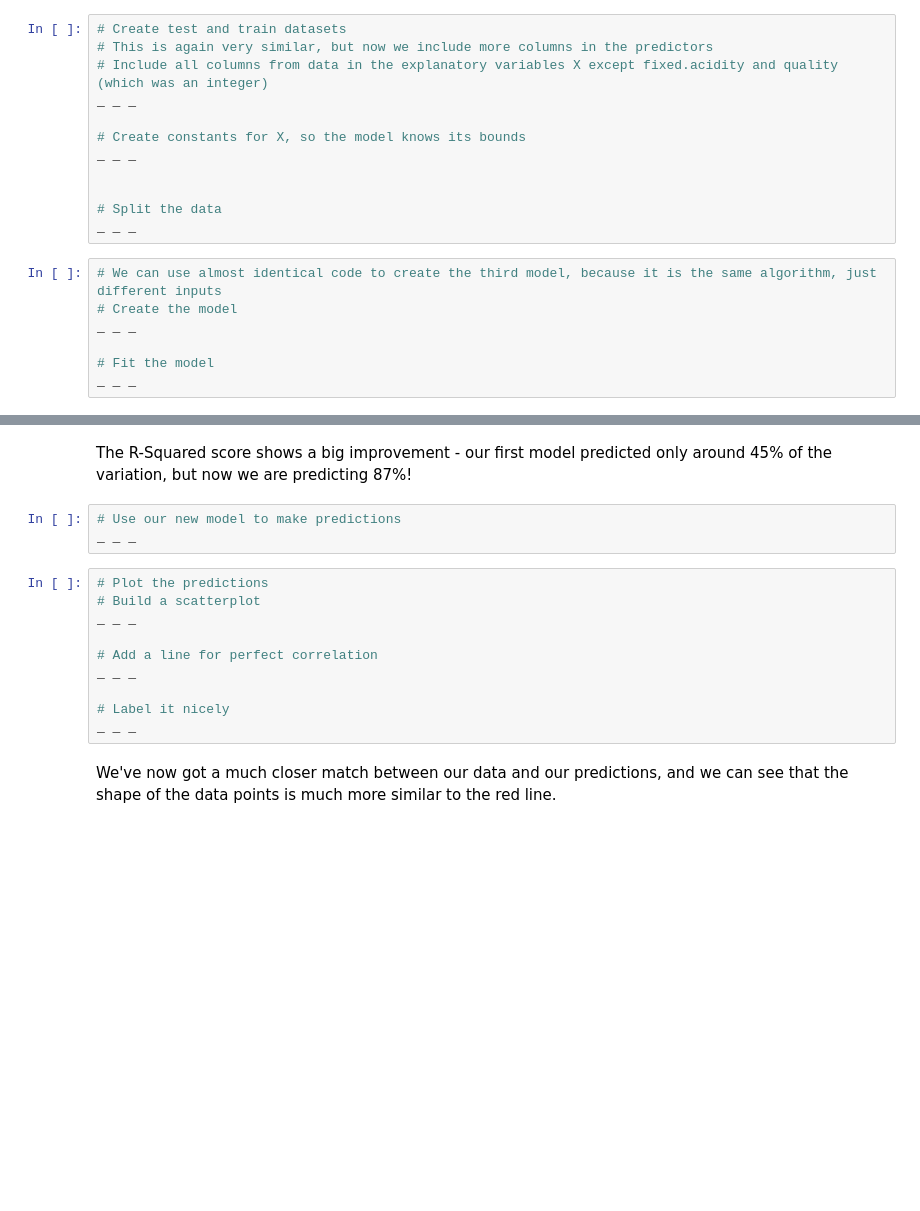
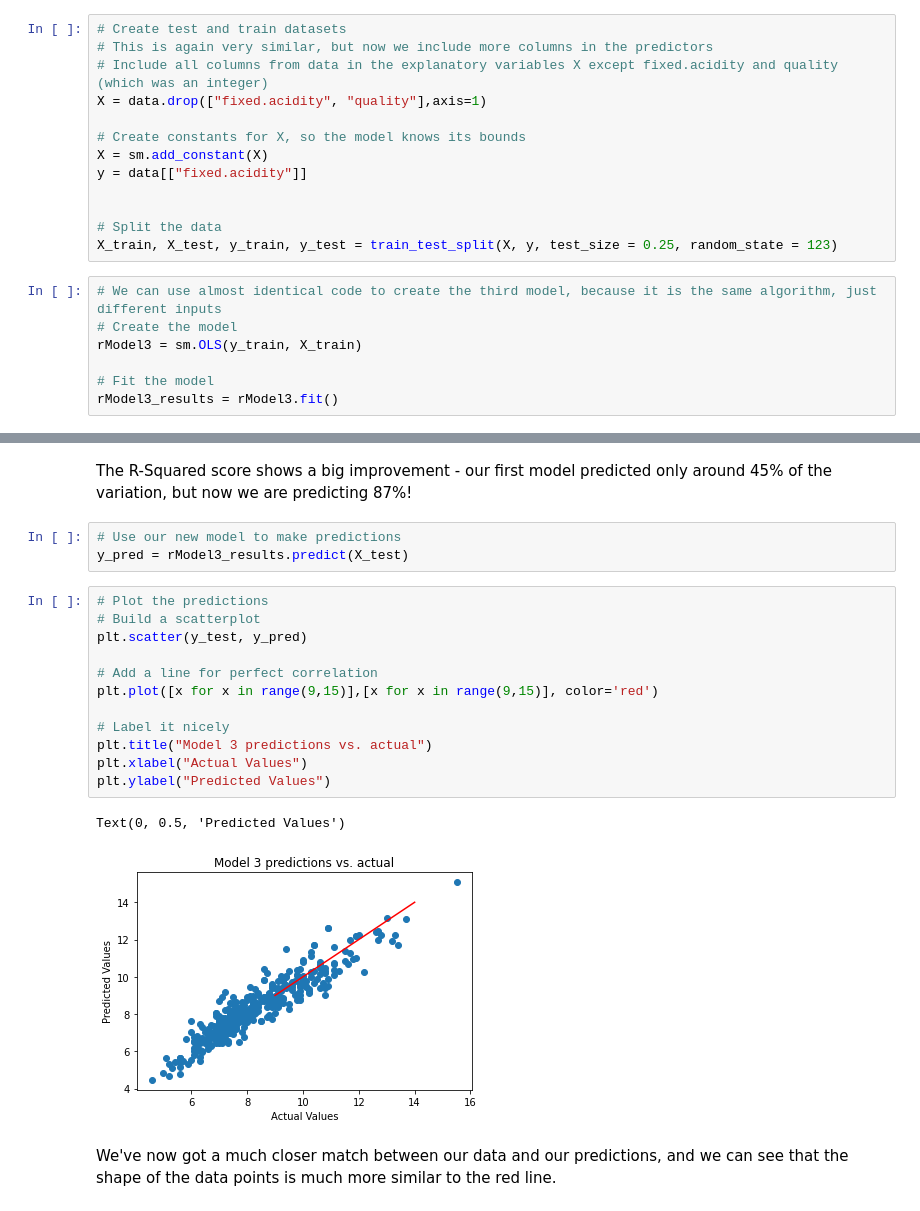
Before and after one commit to montealj/Springboard, a Jupyter notebook: Case Study - Linear Regression/Springboard Regression Case Study - Tier 3_JM.ipynb, the cells around one changed output, grey strips where cells are left out. Cells and saved outputs as stored; diff of their text form; blank space fills up the shorter version.

```diff
--- a/Case Study - Linear Regression/Springboard Regression Case Study - Tier 3_JM.ipynb
+++ b/Case Study - Linear Regression/Springboard Regression Case Study - Tier 3_JM.ipynb
@@ -395,20 +400,21 @@ Remember, as Professor Spiegelhalter explains on p.132 of *AoS*, including more
 # Create test and train datasets
 # This is again very similar, but now we include more columns in the predictors
 # Include all columns from data in the explanatory variables X except fixed.acidity and quality (which was an integer)
-_ _ _
+X = data.drop(["fixed.acidity", "quality"],axis=1)
 
 # Create constants for X, so the model knows its bounds
-_ _ _
+X = sm.add_constant(X)
+y = data[["fixed.acidity"]]
 
 
 # Split the data
-_ _ _
+X_train, X_test, y_train, y_test = train_test_split(X, y, test_size = 0.25, random_state = 123)
 # %%
 # We can use almost identical code to create the third model, because it is the same algorithm, just different inputs
 # Create the model
-_ _ _
+rModel3 = sm.OLS(y_train, X_train)
 
 # Fit the model
-_ _ _
+rModel3_results = rModel3.fit()
 # %%
 # Evaluate the model
@@ -417,17 +454,22 @@ _ _ _
 The R-Squared score shows a big improvement - our first model predicted only around 45% of the variation, but now we are predicting 87%!
 # %%
 # Use our new model to make predictions
-_ _ _
+y_pred = rModel3_results.predict(X_test)
-# %%
-# Plot the predictions
-# Build a scatterplot
-_ _ _
-
-# Add a line for perfect correlation
-_ _ _
-
-# Label it nicely
-_ _ _
+# %%
+# Plot the predictions
+# Build a scatterplot
+plt.scatter(y_test, y_pred)
+
+# Add a line for perfect correlation
+plt.plot([x for x in range(9,15)],[x for x in range(9,15)], color='red')
+
+# Label it nicely
+plt.title("Model 3 predictions vs. actual")
+plt.xlabel("Actual Values")
+plt.ylabel("Predicted Values")
+# %% [output]
+Text(0, 0.5, 'Predicted Values')
+[figure, added]
 # %% [markdown]
 We've now got a much closer match between our data and our predictions, and we can see that the shape of the data points is much more similar to the red line.
 # %% [markdown]
```
Also changed, not shown: parts of 8 cells of this notebook.
